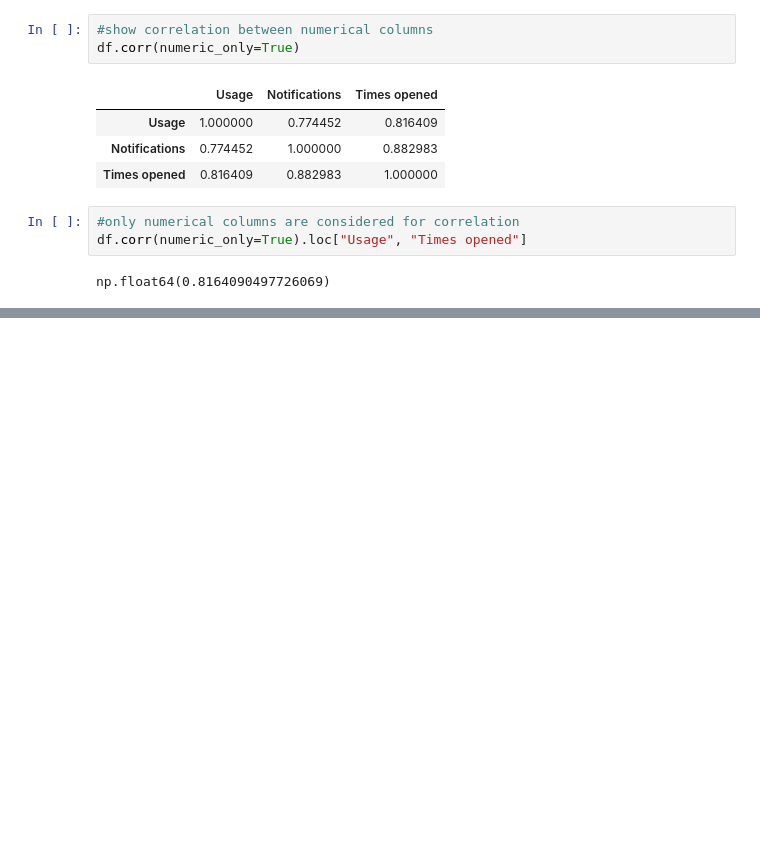
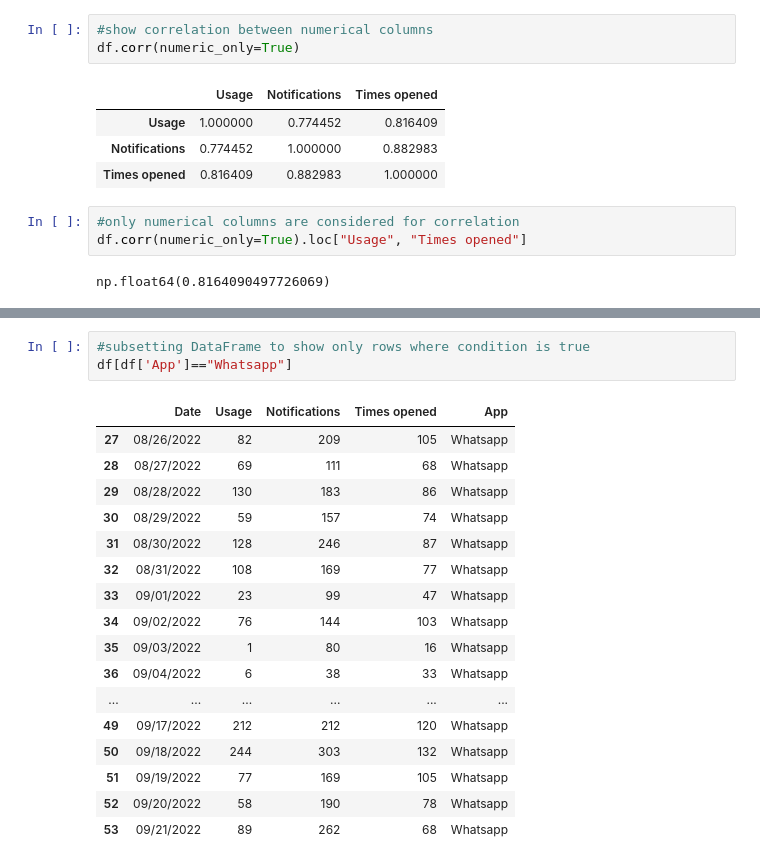
Before and after one commit to MahmudulHasanArif14/Prime-Batch-Practice, a Jupyter notebook: Pandas/intro.ipynb, the cells around one changed output, grey strips where cells are left out. Cells and saved outputs as stored; diff of their text form; blank space fills up the shorter version.

```diff
--- a/Pandas/intro.ipynb
+++ b/Pandas/intro.ipynb
@@ -299,0 +364,21 @@ np.float64(0.8164090497726069)
+# %%
+#subsetting DataFrame to show only rows where condition is true
+df[df['App']=="Whatsapp"]
+# %% [output]
+|  | Date | Usage | Notifications | Times opened | App |
+| 27 | 08/26/2022 | 82 | 209 | 105 | Whatsapp |
+| 28 | 08/27/2022 | 69 | 111 | 68 | Whatsapp |
+| 29 | 08/28/2022 | 130 | 183 | 86 | Whatsapp |
+| 30 | 08/29/2022 | 59 | 157 | 74 | Whatsapp |
+| 31 | 08/30/2022 | 128 | 246 | 87 | Whatsapp |
+| 32 | 08/31/2022 | 108 | 169 | 77 | Whatsapp |
+| 33 | 09/01/2022 | 23 | 99 | 47 | Whatsapp |
+| 34 | 09/02/2022 | 76 | 144 | 103 | Whatsapp |
+| 35 | 09/03/2022 | 1 | 80 | 16 | Whatsapp |
+| 36 | 09/04/2022 | 6 | 38 | 33 | Whatsapp |
+| ... | ... | ... | ... | ... | ... |
+| 49 | 09/17/2022 | 212 | 212 | 120 | Whatsapp |
+| 50 | 09/18/2022 | 244 | 303 | 132 | Whatsapp |
+| 51 | 09/19/2022 | 77 | 169 | 105 | Whatsapp |
+| 52 | 09/20/2022 | 58 | 190 | 78 | Whatsapp |
+| 53 | 09/21/2022 | 89 | 262 | 68 | Whatsapp |
```
Also changed, not shown: parts of 6 cells of this notebook, 3 other files.
